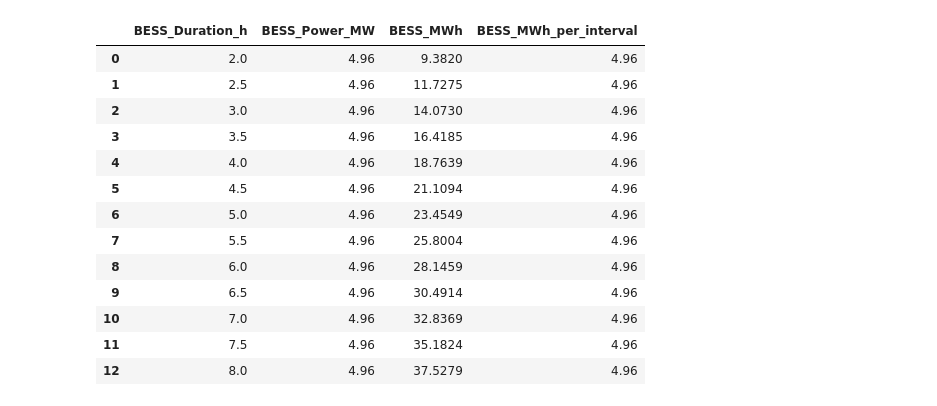
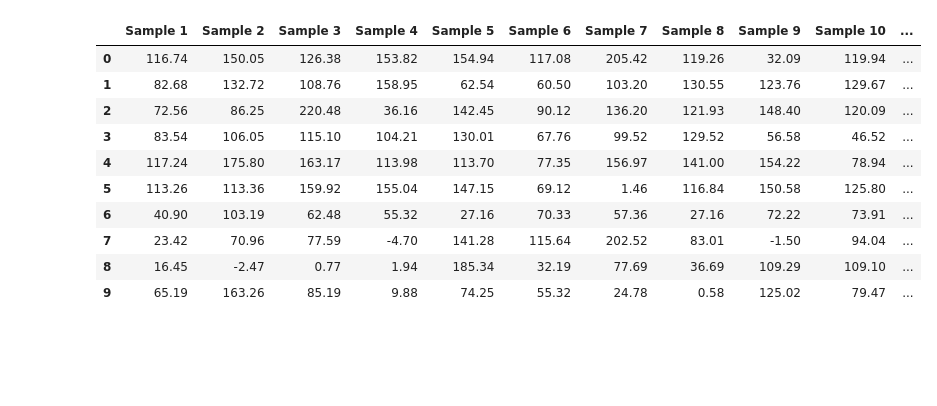
Before and after one commit to Daniel-Davaris/PV-BESS-Optimizer, a Jupyter notebook: optimizer/1_Dataset/3_create_sampled_sets.ipynb, the cells around one changed output. Drawn from its saved outputs; the diff is of its cells as text; code cells hidden in the pictures; blank space fills up the shorter version.

```diff
--- a/optimizer/1_Dataset/3_create_sampled_sets.ipynb
+++ b/optimizer/1_Dataset/3_create_sampled_sets.ipynb
@@ -108,35 +108,47 @@ def run_monte_carlo_sampling_type_2():
 
     samples = []
     for sample_number in tqdm(range(number_of_samples_to_perform)):
         sample_data = []
 
         # Keep generating months until we have exactly the required number of points.
         while len(sample_data) < target_periods:
             for right_cycle_month in range(1, 13):
                 random_year = int(np.random.choice(available_years))
                 days_in_month = pd.Timestamp(year=random_year, month=right_cycle_month, day=1).days_in_month
 
                 # Sample all days for each hour at once, then interleave into chronological order.
                 month_data = np.array([
                     np.random.choice(price_lookup[(random_year, right_cycle_month, h)], size=days_in_month)
                     for h in range(24)
                 ]).T.flatten()  # shape (days_in_month, 24) -> row-major = chronological
 
                 remaining = target_periods - len(sample_data)
                 sample_data.extend(month_data[:remaining])
 
                 if len(sample_data) >= target_periods:
                     break
 
         samples.append(sample_data)
 
     samples = pd.DataFrame(np.array(samples).T, columns=[f"Sample {i + 1}" for i in range(number_of_samples_to_perform)])
     samples['Date'] = target_date_index
     samples.to_csv("2_Processed_data/resampled_aurora_price.csv", index=False)
     return samples
 
-# samples = run_monte_carlo_sampling_type_2()
-# display(samples[:10])
+samples = run_monte_carlo_sampling_type_2()
+display(samples[:10])
+# %% [output]
+|  | Sample 1 | Sample 2 | Sample 3 | Sample 4 | Sample 5 | Sample 6 | Sample 7 | Sample 8 | Sample 9 | Sample 10 | ... |
+| 0 | 116.74 | 150.05 | 126.38 | 153.82 | 154.94 | 117.08 | 205.42 | 119.26 | 32.09 | 119.94 | ... |
+| 1 | 82.68 | 132.72 | 108.76 | 158.95 | 62.54 | 60.50 | 103.20 | 130.55 | 123.76 | 129.67 | ... |
+| 2 | 72.56 | 86.25 | 220.48 | 36.16 | 142.45 | 90.12 | 136.20 | 121.93 | 148.40 | 120.09 | ... |
+| 3 | 83.54 | 106.05 | 115.10 | 104.21 | 130.01 | 67.76 | 99.52 | 129.52 | 56.58 | 46.52 | ... |
+| 4 | 117.24 | 175.80 | 163.17 | 113.98 | 113.70 | 77.35 | 156.97 | 141.00 | 154.22 | 78.94 | ... |
+| 5 | 113.26 | 113.36 | 159.92 | 155.04 | 147.15 | 69.12 | 1.46 | 116.84 | 150.58 | 125.80 | ... |
+| 6 | 40.90 | 103.19 | 62.48 | 55.32 | 27.16 | 70.33 | 57.36 | 27.16 | 72.22 | 73.91 | ... |
+| 7 | 23.42 | 70.96 | 77.59 | -4.70 | 141.28 | 115.64 | 202.52 | 83.01 | -1.50 | 94.04 | ... |
+| 8 | 16.45 | -2.47 | 0.77 | 1.94 | 185.34 | 32.19 | 77.69 | 36.69 | 109.29 | 109.10 | ... |
+| 9 | 65.19 | 163.26 | 85.19 | 9.88 | 74.25 | 55.32 | 24.78 | 0.58 | 125.02 | 79.47 | ... |
 # %%
 # display(samples[-10:])
 # %%
@@ -189,34 +201,19 @@ def create_bess_designs(
     return bess_designs_df
 
 
-bess_designs_df = create_bess_designs(
-    duration_low_h=2,
-    duration_high_h=8.0,
-    duration_step_h=0.5,
-    power_low_mw=4.96,
-    power_high_mw=4.96,
-    power_step_mw=4.96,
-    interval_minutes=variables.operation_granularity_in_minutes,
-    usable_fraction=variables.bess_hours_usable_fraction,
-    output_csv_path="2_Processed_data/bess_designs.csv",
-)
+# bess_designs_df = create_bess_designs(
+#     duration_low_h=2,
+#     duration_high_h=8.0,
+#     duration_step_h=0.5,
+#     power_low_mw=4.96,
+#     power_high_mw=4.96,
+#     power_step_mw=4.96,
+#     interval_minutes=variables.operation_granularity_in_minutes,
+#     usable_fraction=variables.bess_hours_usable_fraction,
+#     output_csv_path="2_Processed_data/bess_designs.csv",
+# )
 
-bess_designs_df
+# bess_designs_df
-# %% [output]
-|  | BESS_Duration_h | BESS_Power_MW | BESS_MWh | BESS_MWh_per_interval |
-| 0 | 2.0 | 4.96 | 9.3820 | 4.96 |
-| 1 | 2.5 | 4.96 | 11.7275 | 4.96 |
-| 2 | 3.0 | 4.96 | 14.0730 | 4.96 |
-| 3 | 3.5 | 4.96 | 16.4185 | 4.96 |
-| 4 | 4.0 | 4.96 | 18.7639 | 4.96 |
-| 5 | 4.5 | 4.96 | 21.1094 | 4.96 |
-| 6 | 5.0 | 4.96 | 23.4549 | 4.96 |
-| 7 | 5.5 | 4.96 | 25.8004 | 4.96 |
-| 8 | 6.0 | 4.96 | 28.1459 | 4.96 |
-| 9 | 6.5 | 4.96 | 30.4914 | 4.96 |
-| 10 | 7.0 | 4.96 | 32.8369 | 4.96 |
-| 11 | 7.5 | 4.96 | 35.1824 | 4.96 |
-| 12 | 8.0 | 4.96 | 37.5279 | 4.96 |
 # %%
 def create_scaled_generation_sets(
     power_low_mw,
```
Also changed, not shown: parts of 1 cell of this notebook, 7 other files.
